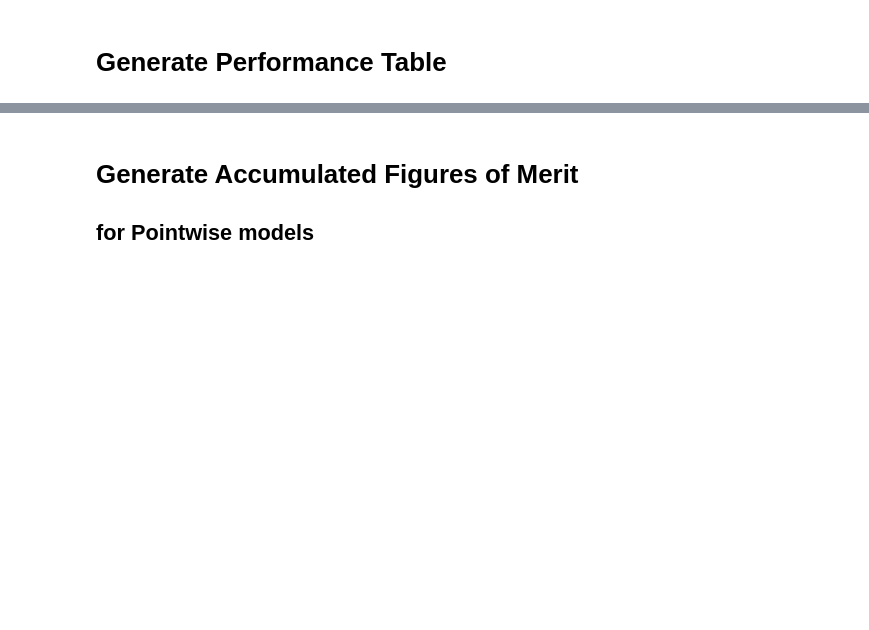
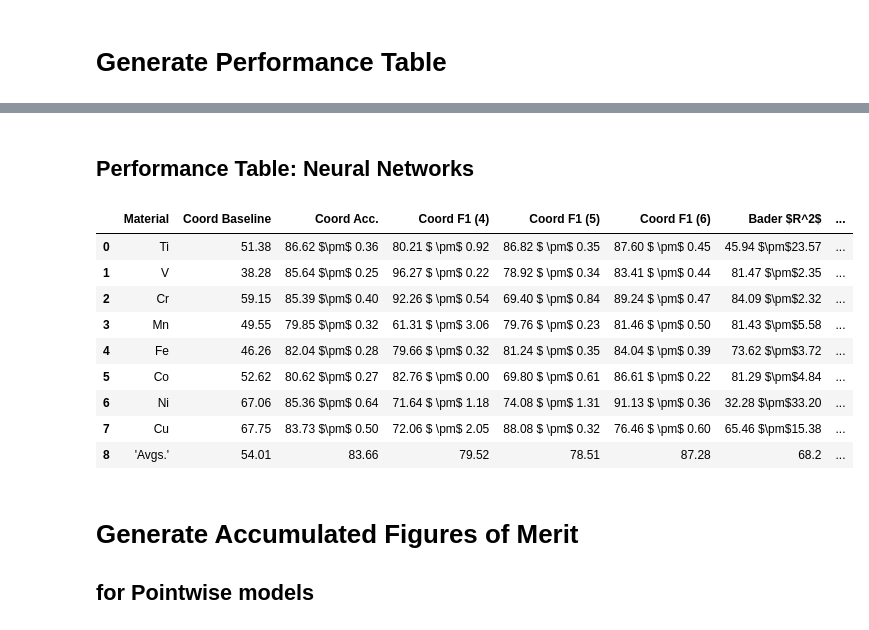
Before and after one commit to fengchenLBL/trixs-dl-models, a Jupyter notebook: Train_Run_DL_Models.ipynb, the cells around one changed output, grey strips where cells are left out. Drawn from its saved outputs; the diff is of its cells as text; code cells hidden in the pictures; blank space fills up the shorter version.

```diff
--- a/Train_Run_DL_Models.ipynb
+++ b/Train_Run_DL_Models.ipynb
@@ -799,3 +875,18 @@ Material, Coord Baseline, Coord Acc., Coord F1 (4), Coord F1 (5), Coord F1 (6),
+# %% [markdown]
+## Performance Table: Neural Networks
+# %%
+pandas.read_csv(figure_write_folder+'/pointwise_table_{}_nn.csv'.format(norm_str))
+# %% [output]
+|  | Material | Coord Baseline | Coord Acc. | Coord F1 (4) | Coord F1 (5) | Coord F1 (6) | Bader $R^2$ | ... |
+| 0 | Ti | 51.38 | 86.62 $\pm$ 0.36 | 80.21 $ \pm$ 0.92 | 86.82 $ \pm$ 0.35 | 87.60 $ \pm$ 0.45 | 45.94 $\pm$23.57 | ... |
+| 1 | V | 38.28 | 85.64 $\pm$ 0.25 | 96.27 $ \pm$ 0.22 | 78.92 $ \pm$ 0.34 | 83.41 $ \pm$ 0.44 | 81.47 $\pm$2.35 | ... |
+| 2 | Cr | 59.15 | 85.39 $\pm$ 0.40 | 92.26 $ \pm$ 0.54 | 69.40 $ \pm$ 0.84 | 89.24 $ \pm$ 0.47 | 84.09 $\pm$2.32 | ... |
+| 3 | Mn | 49.55 | 79.85 $\pm$ 0.32 | 61.31 $ \pm$ 3.06 | 79.76 $ \pm$ 0.23 | 81.46 $ \pm$ 0.50 | 81.43 $\pm$5.58 | ... |
+| 4 | Fe | 46.26 | 82.04 $\pm$ 0.28 | 79.66 $ \pm$ 0.32 | 81.24 $ \pm$ 0.35 | 84.04 $ \pm$ 0.39 | 73.62 $\pm$3.72 | ... |
+| 5 | Co | 52.62 | 80.62 $\pm$ 0.27 | 82.76 $ \pm$ 0.00 | 69.80 $ \pm$ 0.61 | 86.61 $ \pm$ 0.22 | 81.29 $\pm$4.84 | ... |
+| 6 | Ni | 67.06 | 85.36 $\pm$ 0.64 | 71.64 $ \pm$ 1.18 | 74.08 $ \pm$ 1.31 | 91.13 $ \pm$ 0.36 | 32.28 $\pm$33.20 | ... |
+| 7 | Cu | 67.75 | 83.73 $\pm$ 0.50 | 72.06 $ \pm$ 2.05 | 88.08 $ \pm$ 0.32 | 76.46 $ \pm$ 0.60 | 65.46 $\pm$15.38 | ... |
+| 8 | 'Avgs.' | 54.01 | 83.66 | 79.52 | 78.51 | 87.28 | 68.2 | ... |
 # %% [markdown]
 # Generate Accumulated Figures of Merit
 ## for Pointwise models
```
Also changed, not shown: parts of 3 cells of this notebook, 1 other file.
